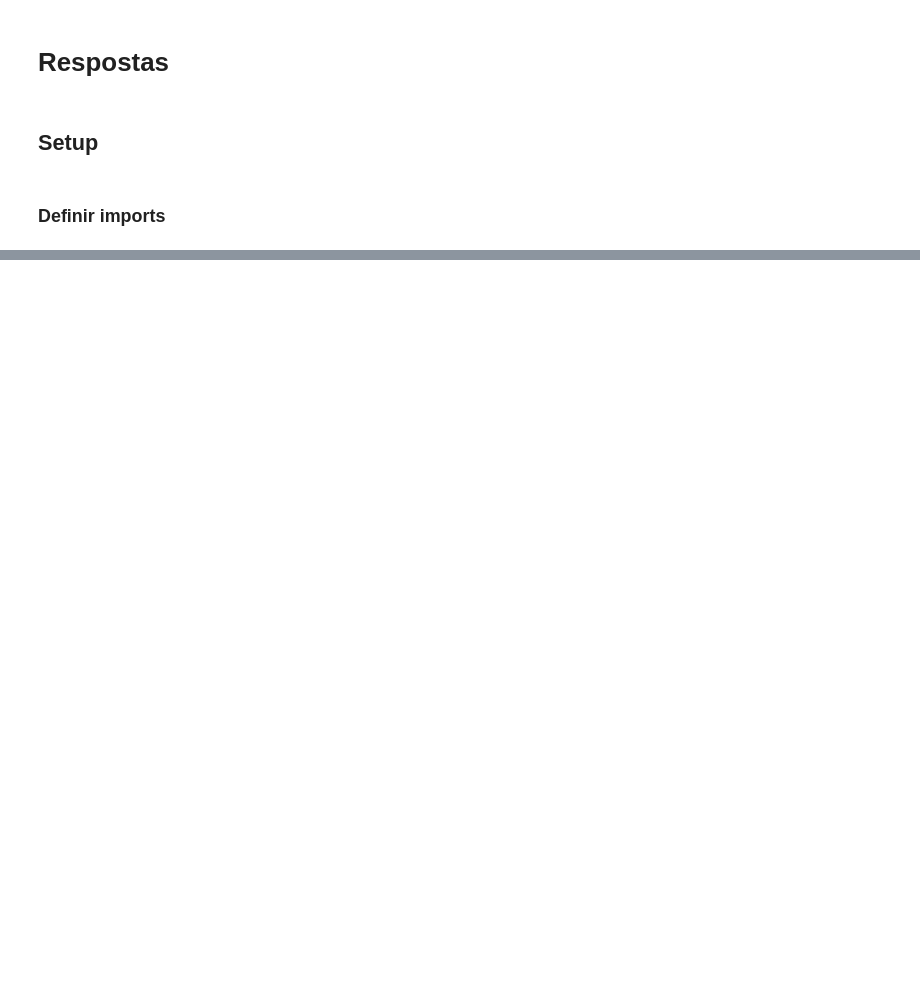
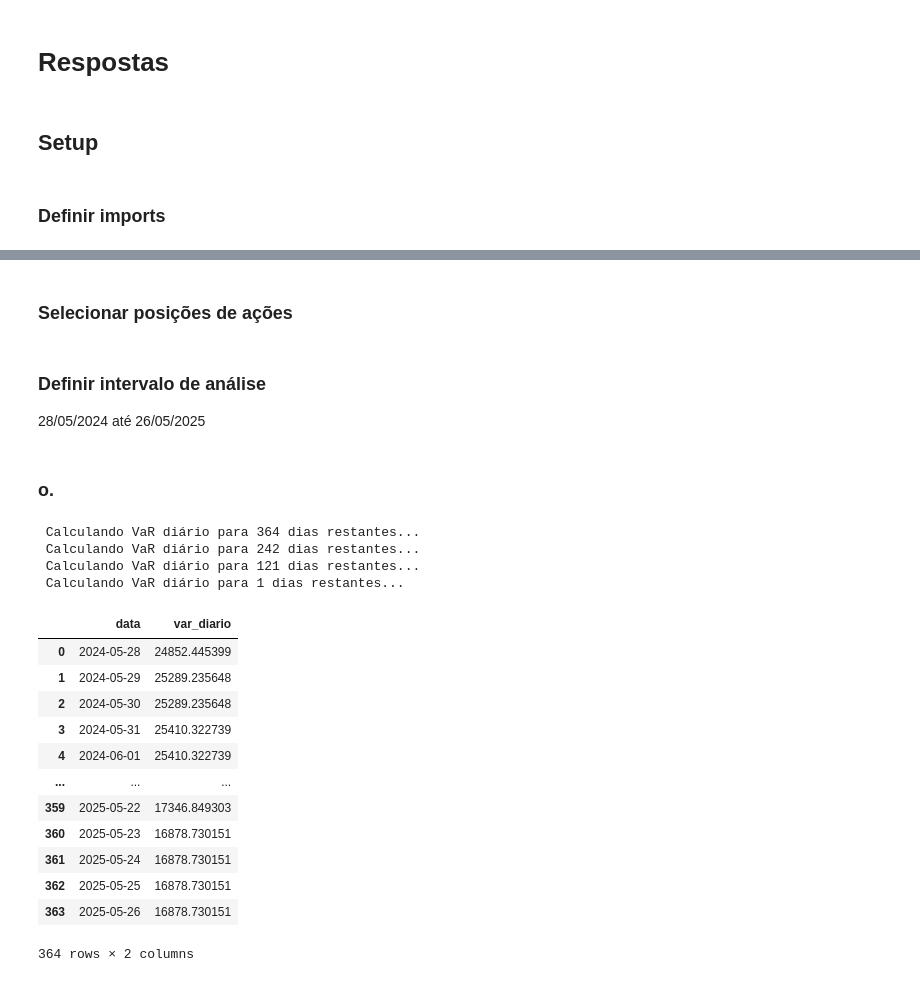
Before and after one commit to brenodsp/trabalho_risco, a Jupyter notebook: respostas.ipynb, the cells around one changed output, grey strips where cells are left out. Drawn from its saved outputs; the diff is of its cells as text; code cells hidden in the pictures; blank space fills up the shorter version.

```diff
--- a/respostas.ipynb
+++ b/respostas.ipynb
@@ -24,0 +165,2 @@ data_handler = InputsDataHandler()
+# %% [markdown]
+### Selecionar posições de ações
@@ -24,0 +173,3 @@ data_handler = InputsDataHandler()
+# %% [markdown]
+### Definir intervalo de análise
+28/05/2024 até 26/05/2025
@@ -24,0 +182,47 @@ data_handler = InputsDataHandler()
+# %% [markdown]
+### o.
+# %%
+lista_var_diario = []
+total_dias = len(intervalo_datas)
+passo_aviso = total_dias // 3
+for n, dia in enumerate(intervalo_datas):
+    diff = total_dias - n
+    if (diff in [passo_aviso, 2 * passo_aviso]) or (n == 0) or (diff == 1):
+        print(f" Calculando VaR diário para {diff} dias restantes...")
+
+    carteira_diaria = Carteira(posicoes_acoes, dia)
+    calculadora_var_historico_diario = VarHistorico(
+        carteira_diaria,
+        MatrizFatoresRisco(carteira_diaria, data_handler),
+        data_handler
+    )
+
+    var_diario = DataFrame({
+        "data": [dia],
+        "var_diario": [calculadora_var_historico_diario.var_historico_carteira(
+            500,
+            IntervaloConfianca.P99
+        )]
+    })
+
+    lista_var_diario.append(var_diario)
+
+concat(lista_var_diario, ignore_index=True)
+# %% [output]
+ Calculando VaR diário para 364 dias restantes...
+ Calculando VaR diário para 242 dias restantes...
+ Calculando VaR diário para 121 dias restantes...
+ Calculando VaR diário para 1 dias restantes...
+|  | data | var_diario |
+| 0 | 2024-05-28 | 24852.445399 |
+| 1 | 2024-05-29 | 25289.235648 |
+| 2 | 2024-05-30 | 25289.235648 |
+| 3 | 2024-05-31 | 25410.322739 |
+| 4 | 2024-06-01 | 25410.322739 |
+| ... | ... | ... |
+| 359 | 2025-05-22 | 17346.849303 |
+| 360 | 2025-05-23 | 16878.730151 |
+| 361 | 2025-05-24 | 16878.730151 |
+| 362 | 2025-05-25 | 16878.730151 |
+| 363 | 2025-05-26 | 16878.730151 |
+364 rows × 2 columns
```
Also changed, not shown: parts of 35 cells of this notebook.
